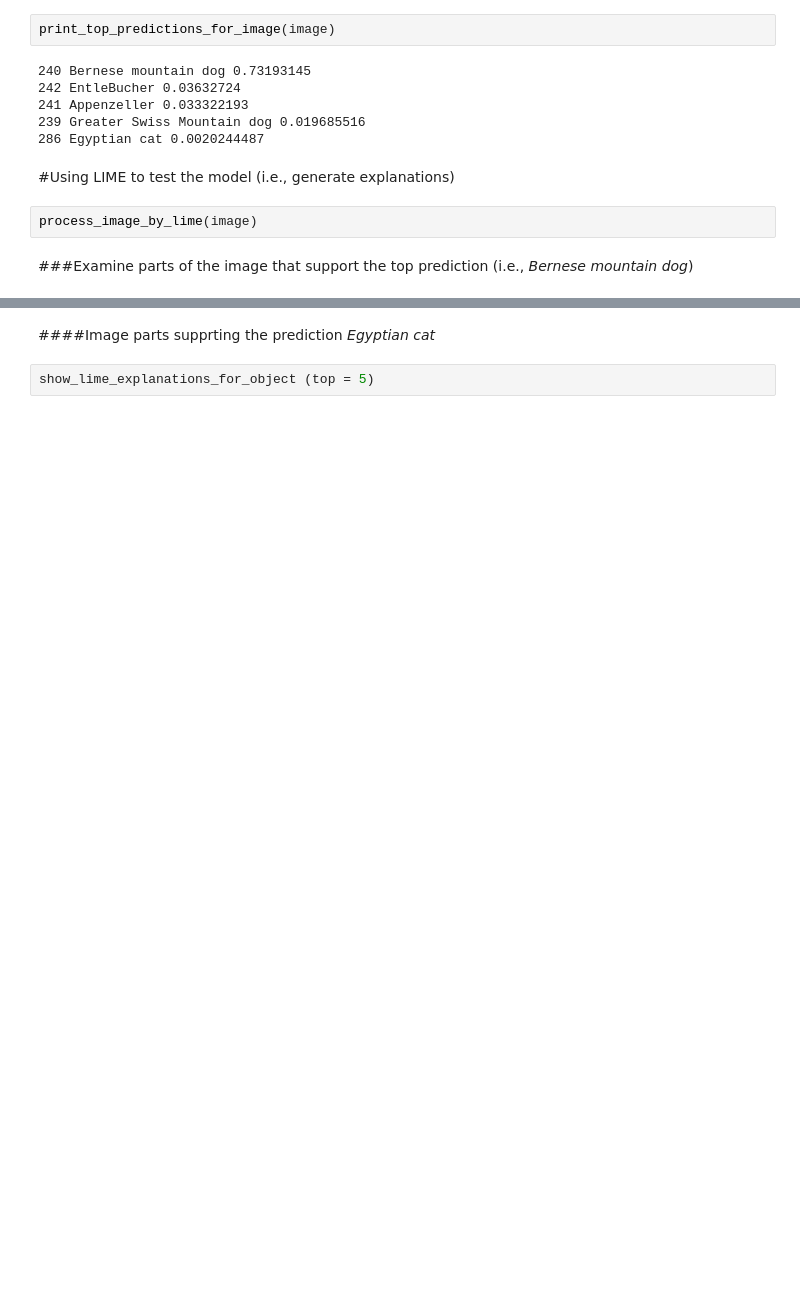
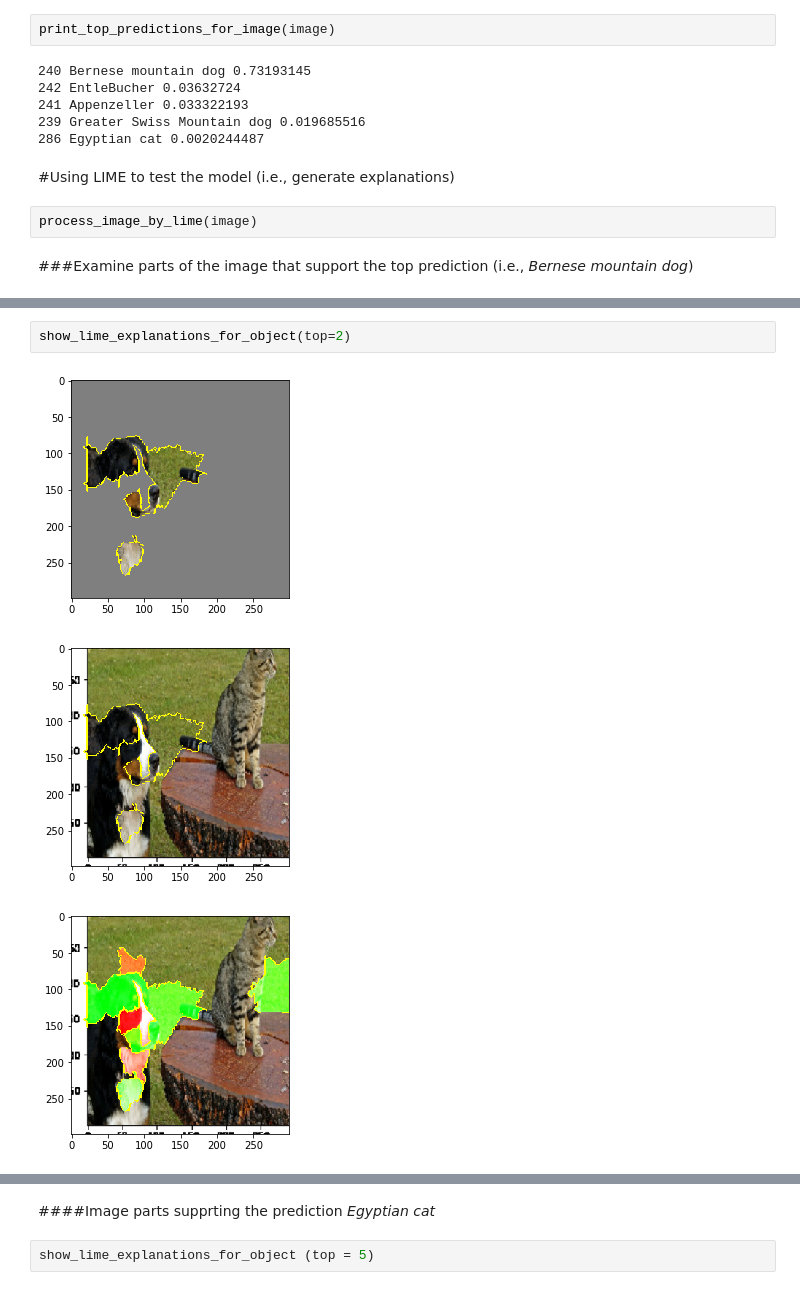
Before and after one commit to bless2saurabh/AiU2, a Jupyter notebook: GoldStandard/exercises/LIME-Explanations-for-IMAGE-Classifier/LIME for image classifier.ipynb, the cells around one changed output, grey strips where cells are left out. Cells and saved outputs as stored; diff of their text form; blank space fills up the shorter version.

```diff
--- a/GoldStandard/exercises/LIME-Explanations-for-IMAGE-Classifier/LIME for image classifier.ipynb
+++ b/GoldStandard/exercises/LIME-Explanations-for-IMAGE-Classifier/LIME for image classifier.ipynb
@@ -36,0 +49,6 @@ show_lime_explanations_for_object(top=1)
+# %%
+show_lime_explanations_for_object(top=2)
+# %% [output]
+[figure, added]
+[figure, added]
+[figure, added]
```
Also changed, not shown: parts of 6 cells of this notebook, 12 other files.
